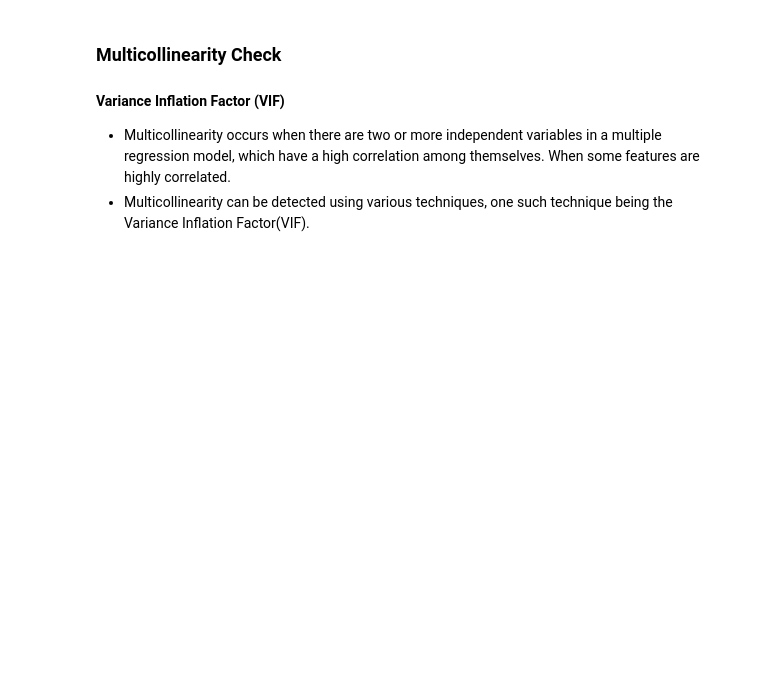
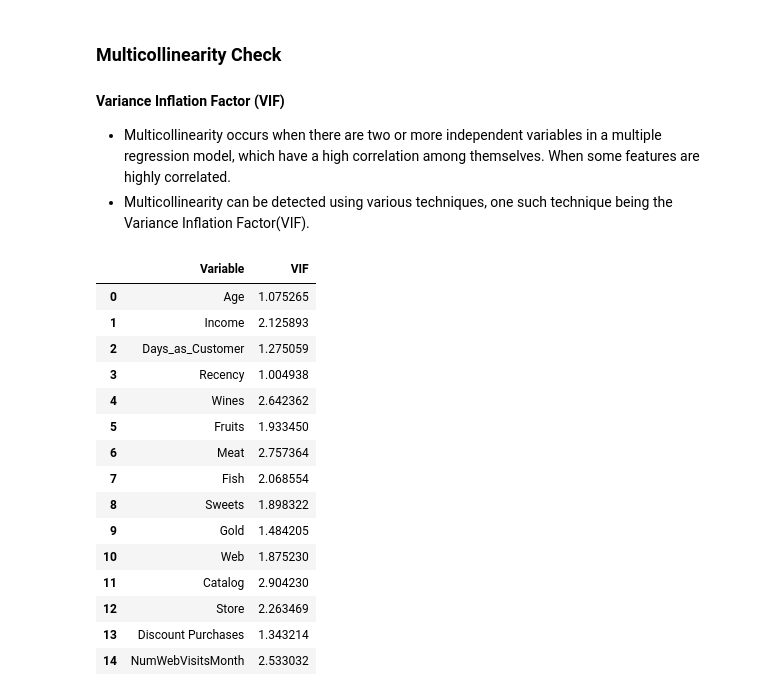
Before and after one commit to aditisahayad/Customer-Categorization---ML-Project, a Jupyter notebook: notebooks/EDA.ipynb, the cells around one changed output. Drawn from its saved outputs; the diff is of its cells as text; code cells hidden in the pictures; blank space fills up the shorter version.

```diff
--- a/notebooks/EDA.ipynb
+++ b/notebooks/EDA.ipynb
@@ -340,3 +340,43 @@ Names of continues features : ['Age', 'Income', 'Total_Spending', 'Days_as_Custo
 #### Variance Inflation Factor (VIF)
 * Multicollinearity occurs when there are two or more independent variables in a multiple regression model, which have a high correlation among themselves. When some features are highly correlated.
 * Multicollinearity can be detected using various techniques, one such technique being the Variance Inflation Factor(VIF).
+# %%
+from statsmodels.stats.outliers_influence import variance_inflation_factor
+def compute_vif(considered_features, df):
+
+    X = df[considered_features]
+    # the calculation of variance inflation requires a constant
+    X['intercept'] = 1
+
+    # create dataframe to store vif values
+    vif = pd.DataFrame()
+    vif["Variable"] = X.columns
+    vif["VIF"] = [variance_inflation_factor(X.values, i) for i in range(X.shape[1])]
+    vif = vif[vif['Variable']!='intercept']
+    return vif
+
+
+#we will remove the datetime column which is not required for the vif checking
+cont_features = continuous_features.copy()
+
+# we will not chech vif for total spending, as it is the summation of Wines,Fruits,Meat,Fish,Sweets,Gold.
+cont_features.remove('Total_Spending')
+compute_vif(cont_features, df)
+# other_columns
+# %% [output]
+|  | Variable | VIF |
+| 0 | Age | 1.075265 |
+| 1 | Income | 2.125893 |
+| 2 | Days_as_Customer | 1.275059 |
+| 3 | Recency | 1.004938 |
+| 4 | Wines | 2.642362 |
+| 5 | Fruits | 1.933450 |
+| 6 | Meat | 2.757364 |
+| 7 | Fish | 2.068554 |
+| 8 | Sweets | 1.898322 |
+| 9 | Gold | 1.484205 |
+| 10 | Web | 1.875230 |
+| 11 | Catalog | 2.904230 |
+| 12 | Store | 2.263469 |
+| 13 | Discount Purchases | 1.343214 |
+| 14 | NumWebVisitsMonth | 2.533032 |
```
Also changed, not shown: parts of 17 cells of this notebook.
